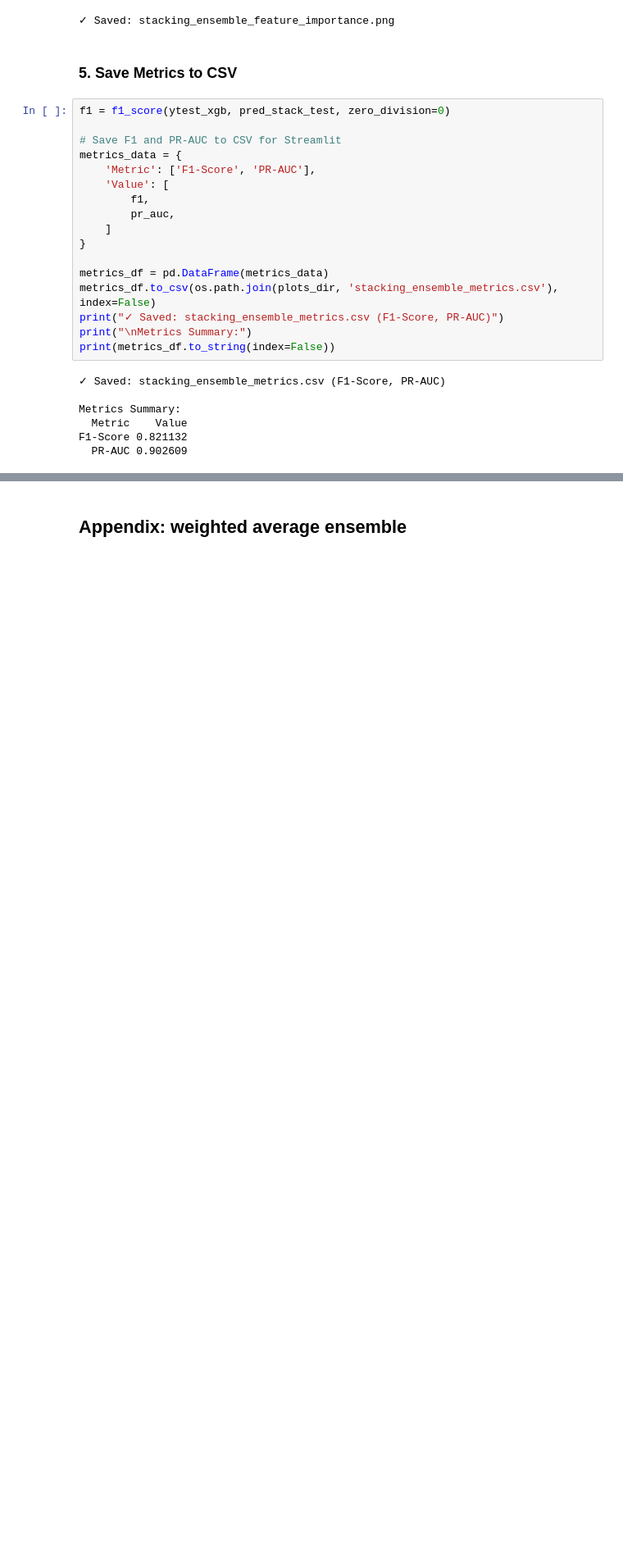
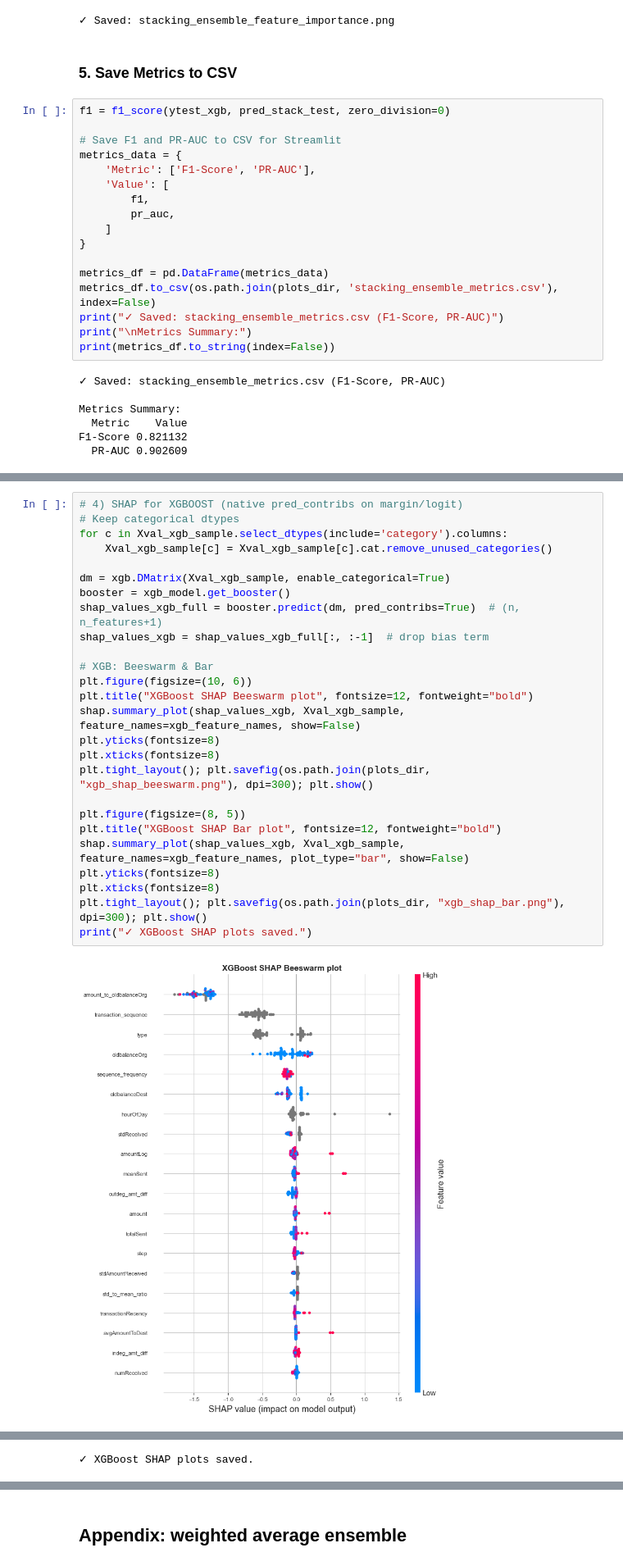
Before and after one commit to jl5045/DSA4263, a Jupyter notebook: notebooks/6_Ensemble_Model.ipynb, the cells around one changed output, grey strips where cells are left out. Shown: that part at 82% size. Saved outputs shown, nothing was run; the diff lists cells and outputs as text; blank space fills up the shorter version.

```diff
--- a/notebooks/6_Ensemble_Model.ipynb
+++ b/notebooks/6_Ensemble_Model.ipynb
@@ -549,0 +689,28 @@ F1-Score 0.821132
+# %%
+# 4) SHAP for XGBOOST (native pred_contribs on margin/logit)
+# Keep categorical dtypes
+for c in Xval_xgb_sample.select_dtypes(include='category').columns:
+    Xval_xgb_sample[c] = Xval_xgb_sample[c].cat.remove_unused_categories()
+
+dm = xgb.DMatrix(Xval_xgb_sample, enable_categorical=True)
+booster = xgb_model.get_booster()
+shap_values_xgb_full = booster.predict(dm, pred_contribs=True)  # (n, n_features+1)
+shap_values_xgb = shap_values_xgb_full[:, :-1]  # drop bias term
+
+# XGB: Beeswarm & Bar
+plt.figure(figsize=(10, 6))
+plt.title("XGBoost SHAP Beeswarm plot", fontsize=12, fontweight="bold")
+shap.summary_plot(shap_values_xgb, Xval_xgb_sample, feature_names=xgb_feature_names, show=False)
+plt.yticks(fontsize=8)
+plt.xticks(fontsize=8)
+plt.tight_layout(); plt.savefig(os.path.join(plots_dir, "xgb_shap_beeswarm.png"), dpi=300); plt.show()
+
+plt.figure(figsize=(8, 5))
+plt.title("XGBoost SHAP Bar plot", fontsize=12, fontweight="bold")
+shap.summary_plot(shap_values_xgb, Xval_xgb_sample, feature_names=xgb_feature_names, plot_type="bar", show=False)
+plt.yticks(fontsize=8)
+plt.xticks(fontsize=8)
+plt.tight_layout(); plt.savefig(os.path.join(plots_dir, "xgb_shap_bar.png"), dpi=300); plt.show()
+print("✓ XGBoost SHAP plots saved.")
+# %% [output]
+[figure, added]
@@ -549,0 +718 @@ F1-Score 0.821132
+✓ XGBoost SHAP plots saved.
```
Also changed, not shown: parts of 13 cells of this notebook.
